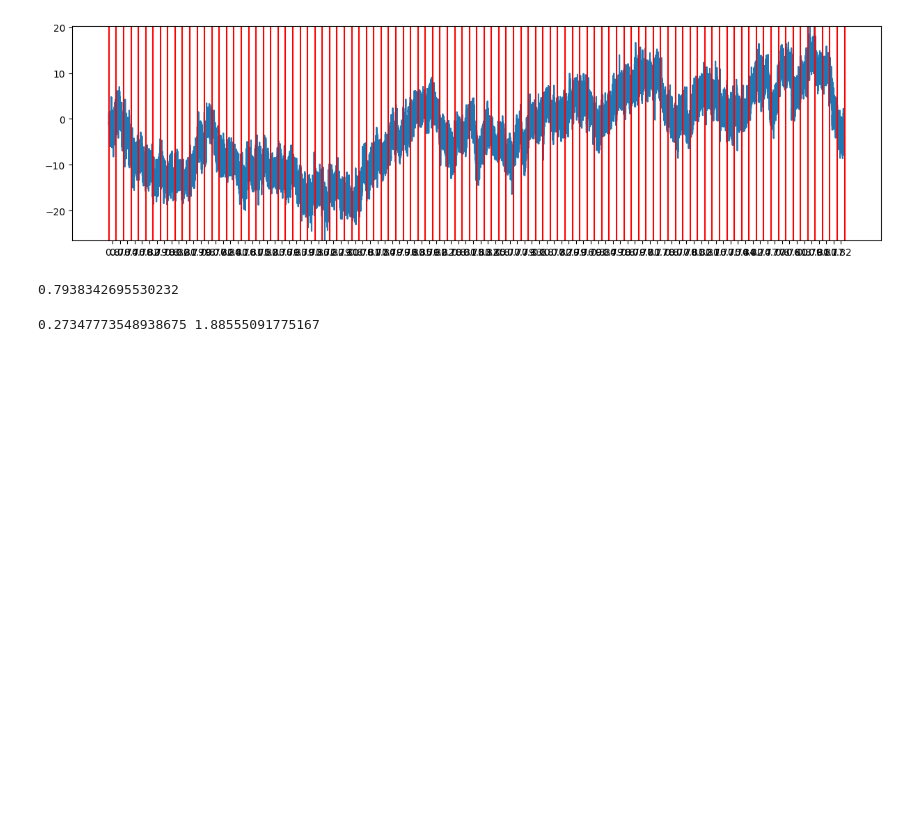
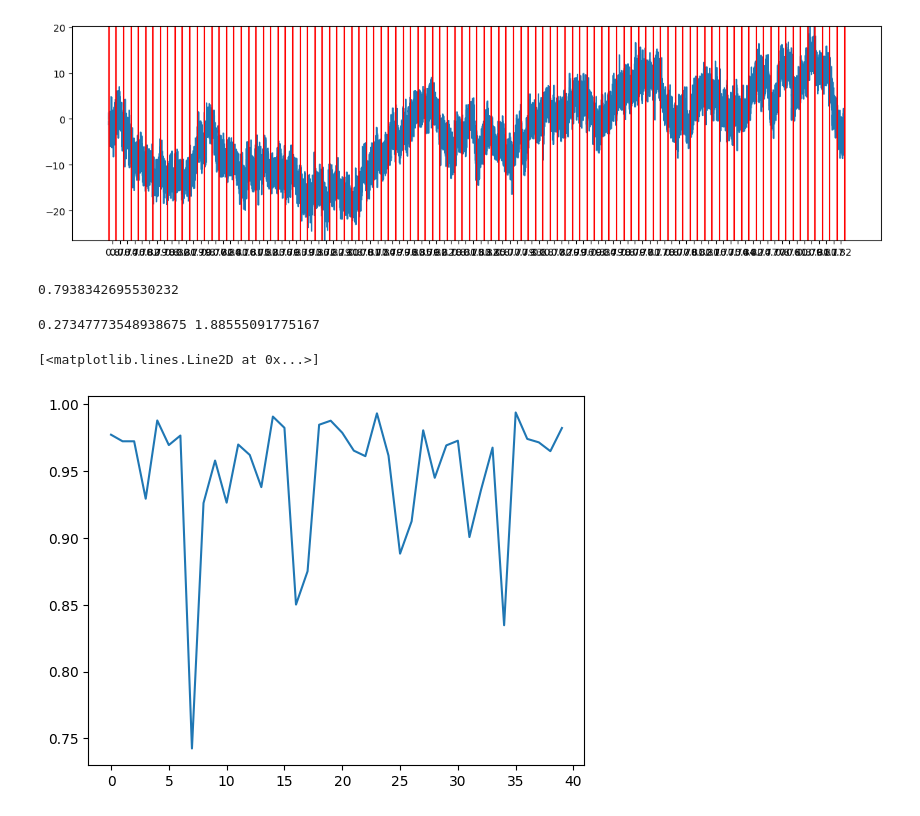
Before and after one commit to Dx-by-Dy/Python-programs, a Jupyter notebook: FractAnalysis.ipynb, the cells around one changed output. Saved outputs shown, nothing was run; the diff lists cells and outputs as text; code cells hidden in the pictures; blank space fills up the shorter version.

```diff
--- a/FractAnalysis.ipynb
+++ b/FractAnalysis.ipynb
@@ -334 +344,6 @@ vec_H, vec_c = get_Hc_vectors(vec_res, 20)
+# %%
+plt.plot(R2H)
+# %% [output]
+[<matplotlib.lines.Line2D at 0x...>]
+[figure, added]
 # %%
```
Also changed, not shown: parts of 8 cells of this notebook.
